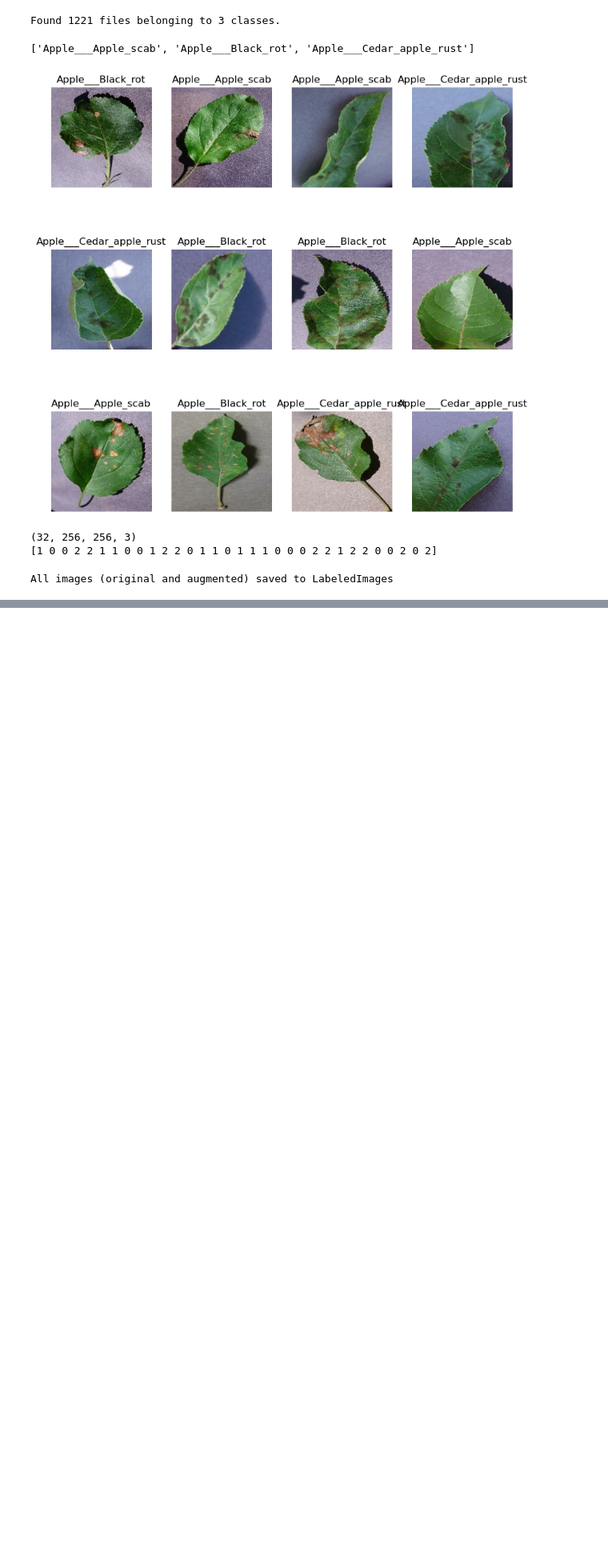
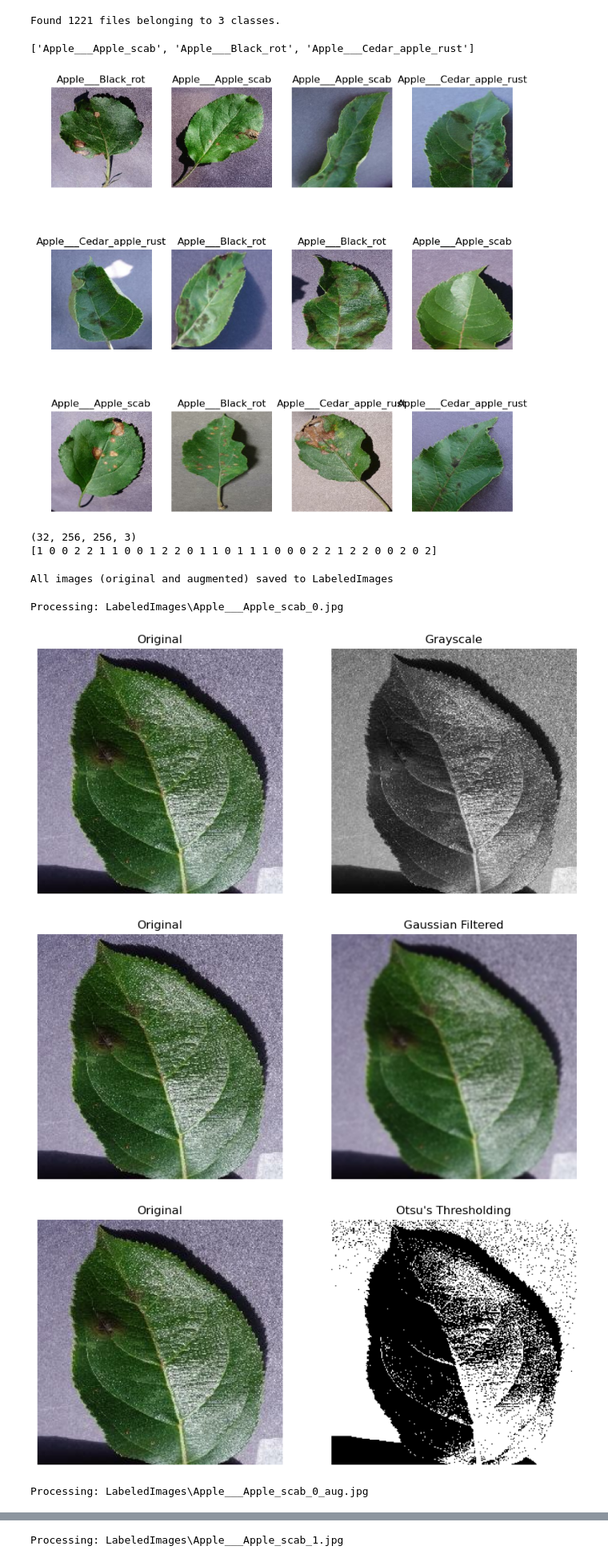
Before and after one commit to 1shkumar/BTP, a Jupyter notebook: BTP_main.ipynb, the cells around one changed output, grey strips where cells are left out. Shown at 80% size. Drawn from its saved outputs; the diff is of its cells as text; code cells hidden in the pictures; blank space fills up the shorter version.

```diff
--- a/BTP_main.ipynb
+++ b/BTP_main.ipynb
@@ -70,3 +71,76 @@ for image_batch, label_batch in dataset:
 print(f"All images (original and augmented) saved to {output_dir}")
 # %% [output]
 All images (original and augmented) saved to LabeledImages
+# %%
+image_dir = "LabeledImages"
+
+def load_image(image_path):
+    img = cv2.imread(image_path)
+    img = cv2.resize(img, (IMAGE_SIZE, IMAGE_SIZE))
+    return img
+
+def plot_image(original, processed, title1="Original", title2="Processed"):
+    plt.figure(figsize=(10, 5))
+
+    plt.subplot(1, 2, 1)
+    plt.imshow(cv2.cvtColor(original, cv2.COLOR_BGR2RGB))
+    plt.title(title1)
+    plt.axis("off")
+
+    # Processed image
+    plt.subplot(1, 2, 2)
+    if len(processed.shape) == 2:  # Grayscale or binary image
+        plt.imshow(processed, cmap='gray')
+    else:
+        plt.imshow(cv2.cvtColor(processed, cv2.COLOR_BGR2RGB))
+    plt.title(title2)
+    plt.axis("off")
+    plt.show()
+
+# 1. Grayscale Conversion
+def convert_to_grayscale(image):
+    gray = cv2.cvtColor(image, cv2.COLOR_BGR2GRAY)
+    return gray
+
+# 2. Gaussian Filtering
+def apply_gaussian_filter(image, kernel_size=(5, 5), sigma=0):
+    blurred = cv2.GaussianBlur(image, kernel_size, sigma)
+    return blurred
+
+# 3. Otsu's Thresholding
+def otsu_thresholding(image):
+    gray = convert_to_grayscale(image)
+    _, binary = cv2.threshold(gray, 0, 255, cv2.THRESH_BINARY + cv2.THRESH_OTSU)
+    return binary
+
+# Traverse all images in the directory and apply processing
+def process_images_from_directory(image_dir):
+    for root, dirs, files in os.walk(image_dir):
+        for file in files:
+            if file.endswith(".jpg") or file.endswith(".png"):  # Add more extensions if needed
+                image_path = os.path.join(root, file)
+                print(f"Processing: {image_path}")
+
+                # Load the image
+                image = load_image(image_path)
+
+                # Apply Grayscale Conversion
+                gray_image = convert_to_grayscale(image)
+                plot_image(image, gray_image, "Original", "Grayscale")
+
+                # Apply Gaussian Filtering
+                blurred_image = apply_gaussian_filter(image)
+                plot_image(image, blurred_image, "Original", "Gaussian Filtered")
+
+                # Apply Otsu's Thresholding
+                binary_image = otsu_thresholding(image)
+                plot_image(image, binary_image, "Original", "Otsu's Thresholding")
+
+# Run the processing function on the dataset folder
+process_images_from_directory(image_dir)
+# %% [output]
+Processing: LabeledImages\Apple___Apple_scab_0.jpg
+[figure, added]
+[figure, added]
+[figure, added]
+Processing: LabeledImages\Apple___Apple_scab_0_aug.jpg
@@ -72,0 +150 @@ All images (original and augmented) saved to LabeledImages
+Processing: LabeledImages\Apple___Apple_scab_1.jpg
```
Also changed, not shown: parts of 2 cells of this notebook.
